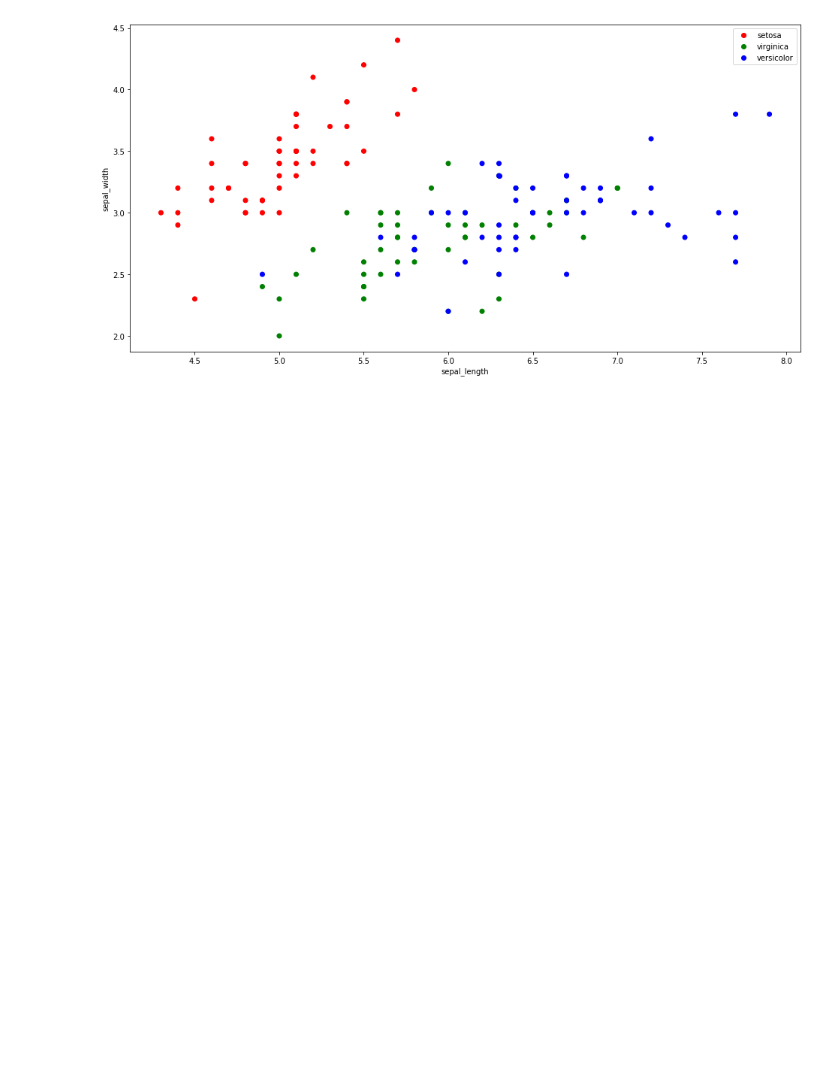
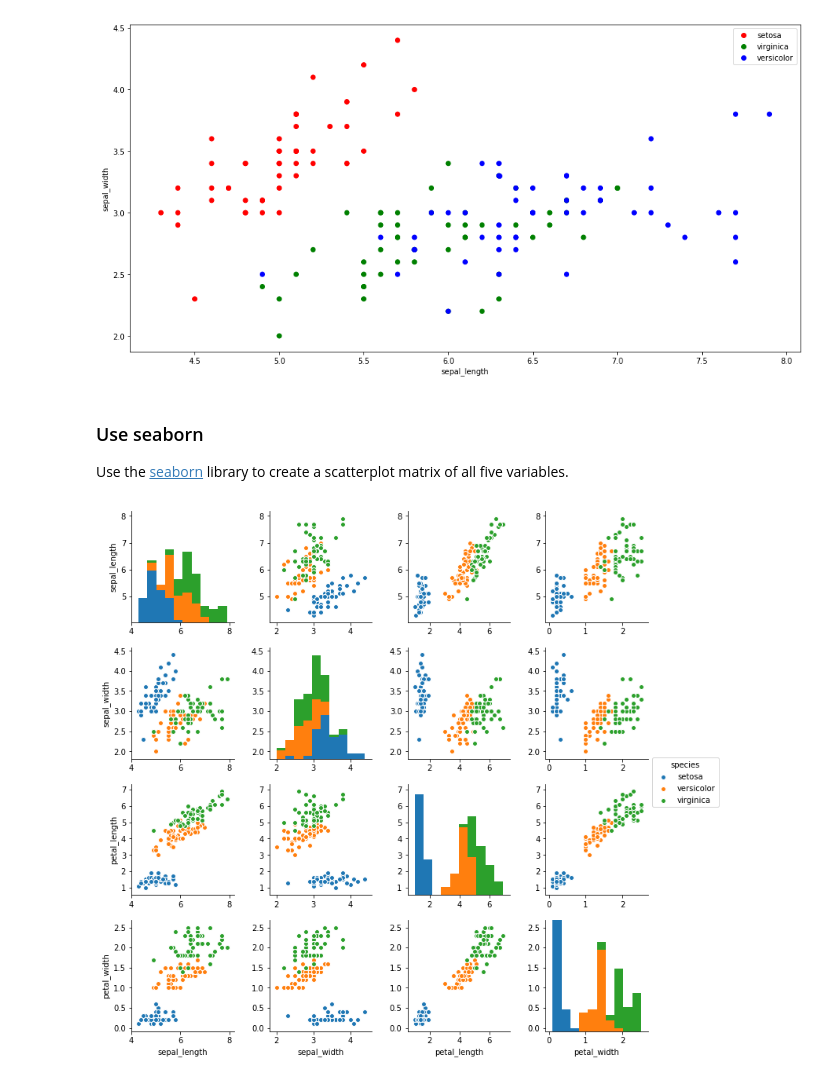
Before and after one commit to TangqiFeng/Jupyter_numpy_pyplot, a Jupyter notebook: Fisher's_Iris.ipynb, the cells around one changed output. Saved outputs shown, nothing was run; the diff lists cells and outputs as text; code cells hidden in the pictures; blank space fills up the shorter version.

Commit message:
step5 solution to seaborn library

```diff
--- a/Fisher's_Iris.ipynb
+++ b/Fisher's_Iris.ipynb
@@ -89,3 +89,18 @@ pl.legend()
 pl.show()
 # %% [output]
 [figure]
+# %% [markdown]
+### Use seaborn
+
+Use the [seaborn](http://seaborn.pydata.org/examples/scatterplot_matrix.html) library to create a scatterplot matrix of all five variables.
+# %%
+# use pandas reload iris.csv
+import pandas
+iris = pandas.read_csv('iris.csv')
+
+# use seaborn library show plots
+import seaborn
+seaborn.pairplot(iris, hue="species")
+pl.show()
+# %% [output]
+[figure, added]
```
